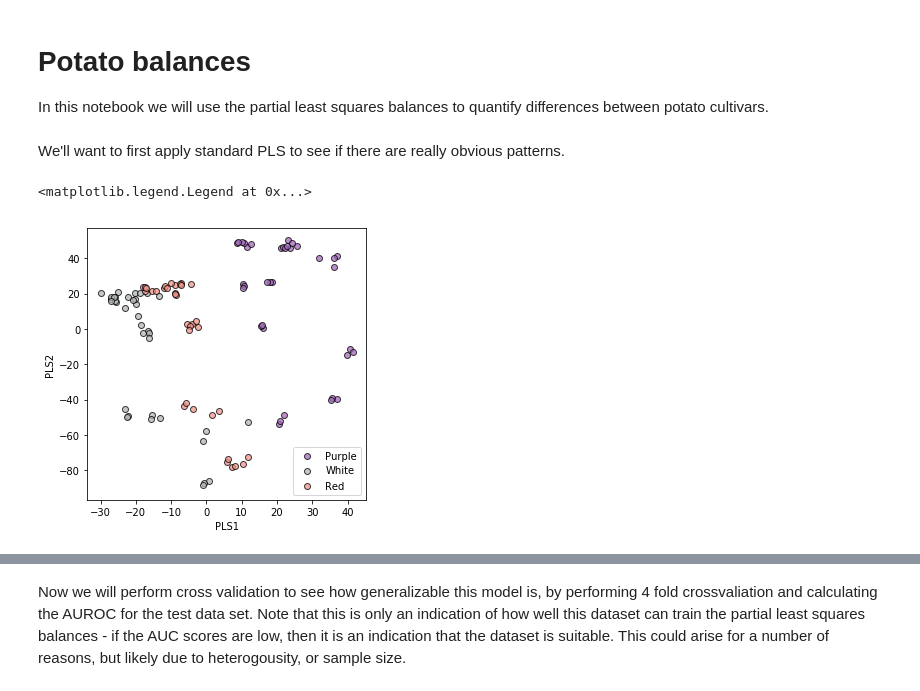
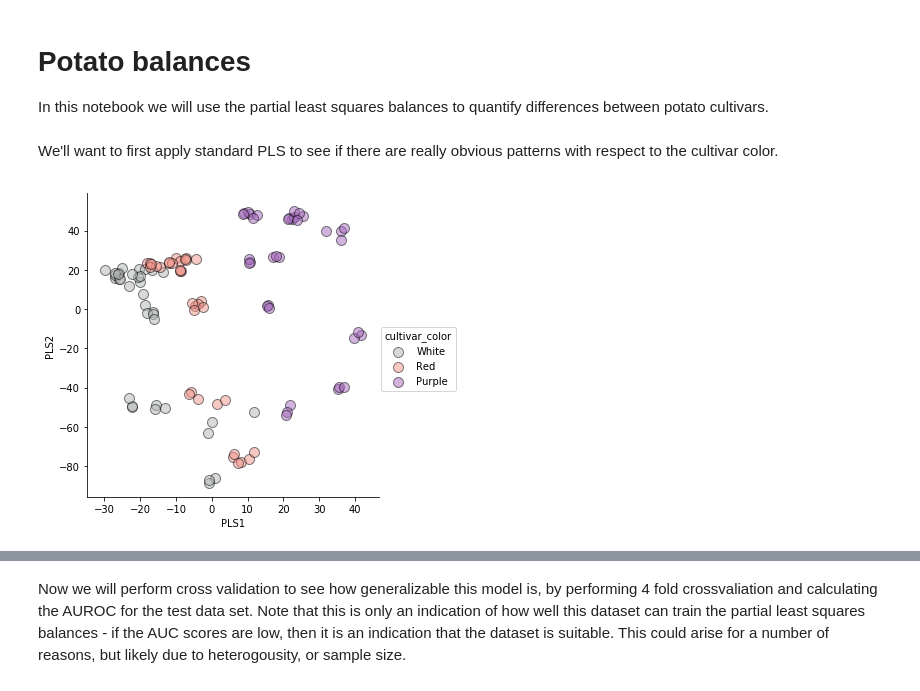
Before and after one commit to mortonjt/pls-balances, a Jupyter notebook: pls_balances/ipynb/potatos.ipynb, the cells around one changed output, grey strips where cells are left out. Cells and saved outputs as stored; diff of their text form; code cells hidden in the pictures.

```diff
--- a/pls_balances/ipynb/potatos.ipynb
+++ b/pls_balances/ipynb/potatos.ipynb
@@ -50,39 +55,35 @@ red_color = '#F1948A'
 # %% [markdown]
-We'll want to first apply standard PLS to see if there are really obvious patterns.
+We'll want to first apply standard PLS to see if there are really obvious patterns with respect to the cultivar color.
-# %%
-from sklearn.cross_decomposition import PLSRegression
-from skbio.stats.composition import clr, centralize, multiplicative_replacement
-
-fig, ax = plt.subplots(figsize=(5, 5))
-
-class_purple = (metadata.cultivar_color == 'Purple').values
-class_white = (metadata.cultivar_color == 'White').values
-class_red = (metadata.cultivar_color == 'Red').values
-
-Y = np.vstack((class_purple,
-               np.logical_or(class_red, class_white))).astype(np.int).T
-
-potato_pls = PLSRegression(n_components=2)
-#table = pd.DataFrame(multiplicative_replacement(table.values),
-#                     index=table.index, columns=table.columns
-#)
-ctable = pd.DataFrame(clr(centralize(table)),
-                      index=table.index, columns=table.columns)
-
-potato_pls.fit(X=ctable.values, Y=Y)
-
-ax.scatter(potato_pls.x_scores_[class_purple, 0],
-           potato_pls.x_scores_[class_purple, 1],
-           color=purple_color, label='Purple', edgecolor='k', marker='o', alpha=0.75)
-ax.scatter(potato_pls.x_scores_[class_white, 0],
-           potato_pls.x_scores_[class_white, 1],
-           color=white_color, label='White', edgecolor='k', marker='o', alpha=0.75)
-ax.scatter(potato_pls.x_scores_[class_red, 0],
-           potato_pls.x_scores_[class_red, 1],
-           color=red_color, label='Red', edgecolor='k', marker='o', alpha=0.75)
-ax.set_xlabel('PLS1')
-ax.set_ylabel('PLS2')
-ax.legend(loc=4)
-# %% [output]
-<matplotlib.legend.Legend at 0x...>
-[figure, removed]
+# %%
+from sklearn.cross_decomposition import PLSRegression
+from skbio.stats.composition import clr, centralize, multiplicative_replacement
+
+
+class_purple = (metadata.cultivar_color == 'Purple').values
+class_white = (metadata.cultivar_color == 'White').values
+class_red = (metadata.cultivar_color == 'Red').values
+
+Y = np.vstack((class_purple,
+               np.logical_or(class_red, class_white))).astype(np.int).T
+
+
+ctable = pd.DataFrame(clr(centralize(table)),
+                      index=table.index, columns=table.columns)
+
+color_pls = PLSRegression(n_components=2)
+color_pls.fit(X=ctable.values, Y=Y)
+scores = pd.DataFrame(color_pls.x_scores_,
+                      columns=['PLS1', 'PLS2'], index=table.index)
+data = pd.merge(scores, metadata, left_index=True, right_index=True)
+
+# Create scatterplot of dataframe
+_ = sns.lmplot('PLS1', # Horizontal axis
+               'PLS2', # Vertical axis
+               data=data, # Data source
+               fit_reg=False, # Don't fix a regression line
+               hue="cultivar_color", # Set color
+               palette={'Purple':purple_color, 'Red':red_color, 'White':white_color},
+               scatter_kws={"marker": "o", # Set marker style
+                            "s": 100, 'alpha': 0.5, 'edgecolor':'k'}) # S marker size
+# %% [output]
+[figure, added]
```
Also changed, not shown: parts of 21 cells of this notebook, 3 other files.
